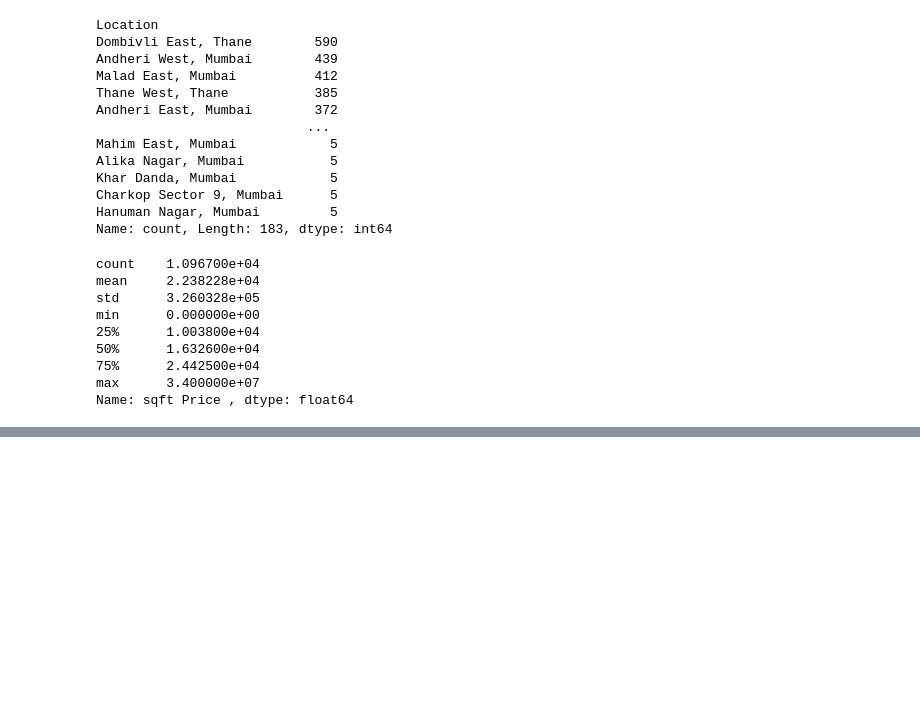
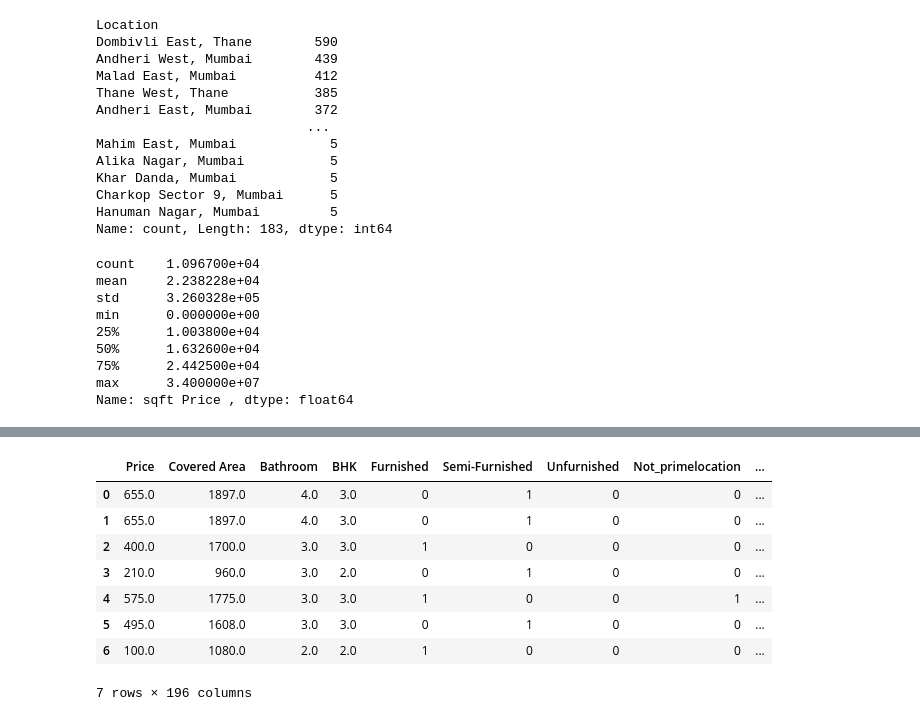
Before and after one commit to keyuragravat/Real_Estate_Project, a Jupyter notebook: real_estate_project.ipynb, the cells around one changed output, grey strips where cells are left out. Drawn from its saved outputs; the diff is of its cells as text; code cells hidden in the pictures; blank space fills up the shorter version.

```diff
--- a/real_estate_project.ipynb
+++ b/real_estate_project.ipynb
@@ -357,0 +436,23 @@ df8['Price'] = df8['Price'] / 100000
+# %%
+location_data = pd.get_dummies(df9['Location'])
+location_data.drop('Others', axis=1, inplace=True)
+# %%
+location_data.replace({False: 0, True: 1}, inplace=True)
+df10 = df9.join(location_data)
+# %%
+index = np.arange(0, df10.shape[0])
+# %%
+df10.index = index
+# %%
+df10.drop(['Location', 'sqft Price '], axis=1, inplace=True)
+df10.head(7)
+# %% [output]
+|  | Price | Covered Area | Bathroom | BHK | Furnished | Semi-Furnished | Unfurnished | Not_primelocation | ... |
+| 0 | 655.0 | 1897.0 | 4.0 | 3.0 | 0 | 1 | 0 | 0 | ... |
+| 1 | 655.0 | 1897.0 | 4.0 | 3.0 | 0 | 1 | 0 | 0 | ... |
+| 2 | 400.0 | 1700.0 | 3.0 | 3.0 | 1 | 0 | 0 | 0 | ... |
+| 3 | 210.0 | 960.0 | 3.0 | 2.0 | 0 | 1 | 0 | 0 | ... |
+| 4 | 575.0 | 1775.0 | 3.0 | 3.0 | 1 | 0 | 0 | 1 | ... |
+| 5 | 495.0 | 1608.0 | 3.0 | 3.0 | 0 | 1 | 0 | 0 | ... |
+| 6 | 100.0 | 1080.0 | 2.0 | 2.0 | 1 | 0 | 0 | 0 | ... |
+7 rows × 196 columns
```
Also changed, not shown: parts of 25 cells of this notebook.
